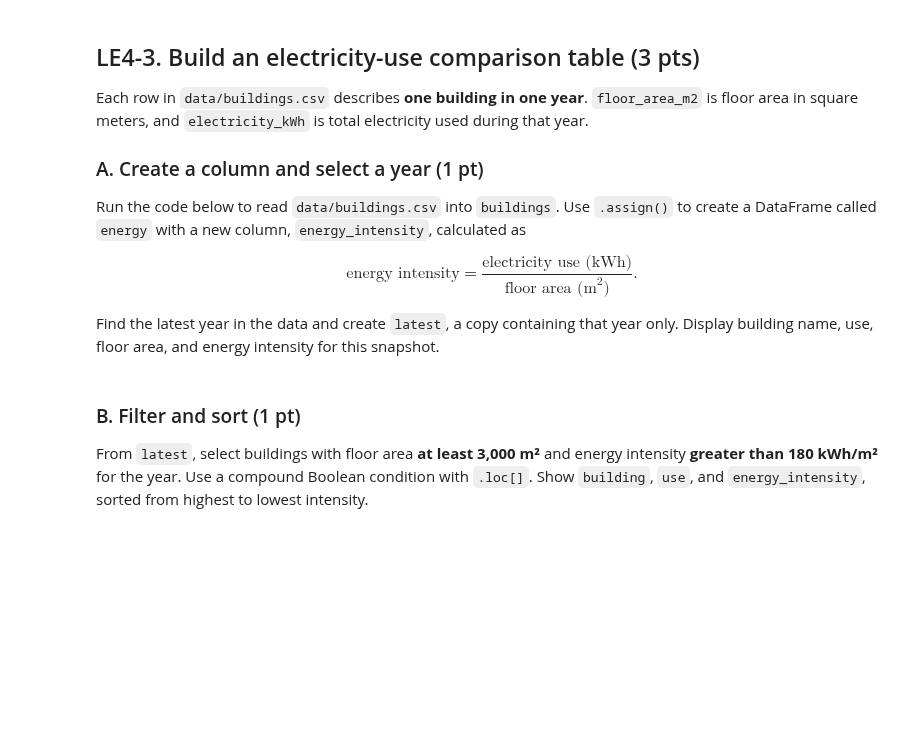
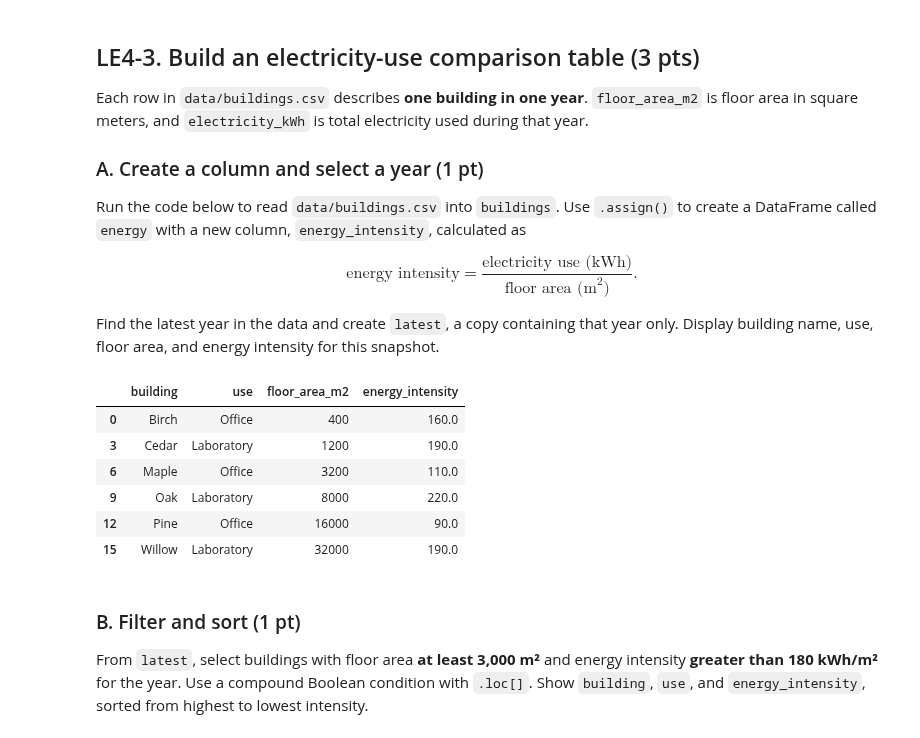
Before and after one commit to mda90-manny/26f-engr1451-2451, a Jupyter notebook: 1-assignments/LE04/LE04.ipynb, the cells around one changed output. Drawn from its saved outputs; the diff is of its cells as text; code cells hidden in the pictures; blank space fills up the shorter version.

```diff
--- a/1-assignments/LE04/LE04.ipynb
+++ b/1-assignments/LE04/LE04.ipynb
@@ -156,13 +251,32 @@ Display building name, use, floor area, and energy intensity for this snapshot.
 # %%
 buildings = pd.read_csv("data/buildings.csv")
 
 energy_settings = {
     "minimum_area_m2": 3000,
     "high_intensity_kWh_m2": 180,
     "trend_building": "Maple",
 }
 
 # Your derived column, latest-year selection, and display here
+energy = buildings.assign(
+    energy_intensity = buildings["electricity_kWh"] / buildings["floor_area_m2"]
+)
+
+latest_year = energy["year"].max()
+latest = energy.loc[
+    energy["year"] == latest_year
+].copy()
+latest[
+    ["building","use", "floor_area_m2", "energy_intensity"]
+]
+# %% [output]
+|  | building | use | floor_area_m2 | energy_intensity |
+| 0 | Birch | Office | 400 | 160.0 |
+| 3 | Cedar | Laboratory | 1200 | 190.0 |
+| 6 | Maple | Office | 3200 | 110.0 |
+| 9 | Oak | Laboratory | 8000 | 220.0 |
+| 12 | Pine | Office | 16000 | 90.0 |
+| 15 | Willow | Laboratory | 32000 | 190.0 |
 # %% [markdown]
 ### B. Filter and sort (1 pt)
 
```
Also changed, not shown: parts of 16 cells of this notebook, 3 other files.
